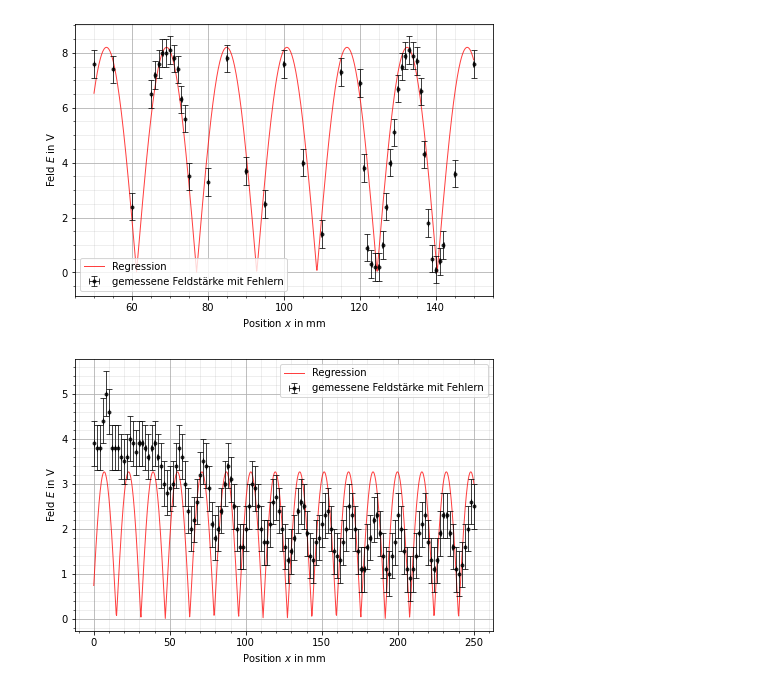
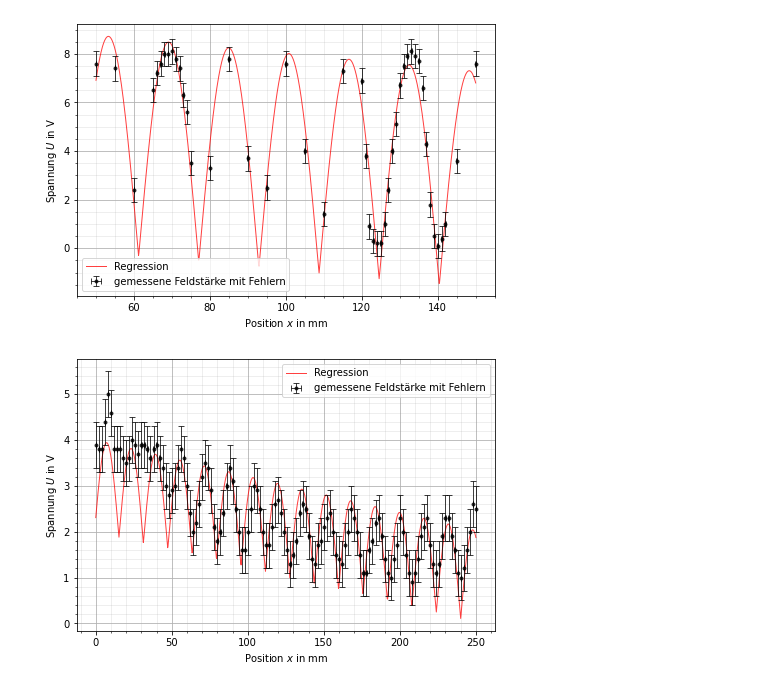
Before and after one commit to CVC97/ExPhy-III-Praktikum, a Jupyter notebook: 19_Mikrowellen.ipynb, the cells around one changed output. Drawn from its saved outputs; the diff is of its cells as text; code cells hidden in the pictures.

```diff
--- a/19_Mikrowellen.ipynb
+++ b/19_Mikrowellen.ipynb
@@ -20,12 +20,12 @@ V1_3_E = V1_3['E'].str.strip().drop(index = 0).dropna(axis = 'index').to_numpy()
 
 
 # curve_fit
-def E(x, E0, k, a):
-    return 2*E0*abs(np.sin(k*x - a))
+def E(x, E0, k, a, m, b):
+    return 2*E0*abs(np.sin(k*x - a))+m*x+b
 # %%
 # Bestimmung der Fitparameter
-popt_1_1, pcov_1_1 = curve_fit(E, V1_1_x, V1_1_E, bounds = ([4.1, 0., 0.], [6., 0.4, 100.]))
-popt_1_3, pcov_1_3 = curve_fit(E, V1_3_x, V1_3_E, bounds = ([1, 0., 0.], [2, 0.4, 100.]))
+popt_1_1, pcov_1_1 = curve_fit(E, V1_1_x, V1_1_E, bounds = ([4.1, 0., 0., -1, 0], [6., 0.4, 100., 1, 2]))
+popt_1_3, pcov_1_3 = curve_fit(E, V1_3_x, V1_3_E, bounds = ([1, 0., 0., -1, 0], [2, 0.4, 100., 1, 2]))
 
 popt_1_1, popt_1_3, pcov_1_1, pcov_1_3
 # %% [output]
@@ -45,7 +54,7 @@ xplot_1_1 = np.linspace(min(V1_1_x), max(V1_1_x), 1000)
 
 #ax.set_title(r'Korrigierte Steigungen $mr^2$ für variierte Kugelradien')
 ax.set_xlabel(r'Position $x$ in mm')
-ax.set_ylabel(r'Feld $E$ in V')
+ax.set_ylabel(r'Spannung $U$ in V')
 ax.grid()
 ax.grid(which='minor', color='#999999', alpha=0.2, linestyle='-')
 ax.minorticks_on()
@@ -56,23 +65,23 @@ ax.legend(loc="lower left")
 plt.savefig('./19_Mikrowellen/V1_1.pgf', facecolor = 'white', bbox_inches='tight')
 plt.show()
 # %% [output]
-[figure, old version]
+[figure, new version]
 # %%
 fig, ax = plt.subplots(figsize=(7.5,5))
 
 xplot_1_3 = np.linspace(min(V1_3_x), max(V1_3_x), 1000)
 
 #ax.set_title(r'Korrigierte Steigungen $mr^2$ für variierte Kugelradien')
 ax.set_xlabel(r'Position $x$ in mm')
-ax.set_ylabel(r'Feld $E$ in V')
+ax.set_ylabel(r'Spannung $U$ in V')
 ax.grid()
 ax.grid(which='minor', color='#999999', alpha=0.2, linestyle='-')
 ax.minorticks_on()
 ax.plot(xplot_1_3, E(xplot_1_3, *popt_1_3), color = 'red', alpha = 0.75, linewidth = 1, label = 'Regression')
 ax.errorbar(V1_3_x, V1_3_E, xerr = 0.1, yerr = 0.5, fmt = '.', color = 'black', alpha = 0.75, linewidth=1, ecolor="black", capsize=3, label = 'gemessene Feldstärke mit Fehlern')
 ax.legend()
 ax.legend(loc="upper right")
 plt.savefig('./19_Mikrowellen/V1_3.pgf', facecolor = 'white', bbox_inches='tight')
 plt.show()
 # %% [output]
-[figure, old version]
+[figure, new version]
```
Also changed, not shown: parts of 1 cell of this notebook.
